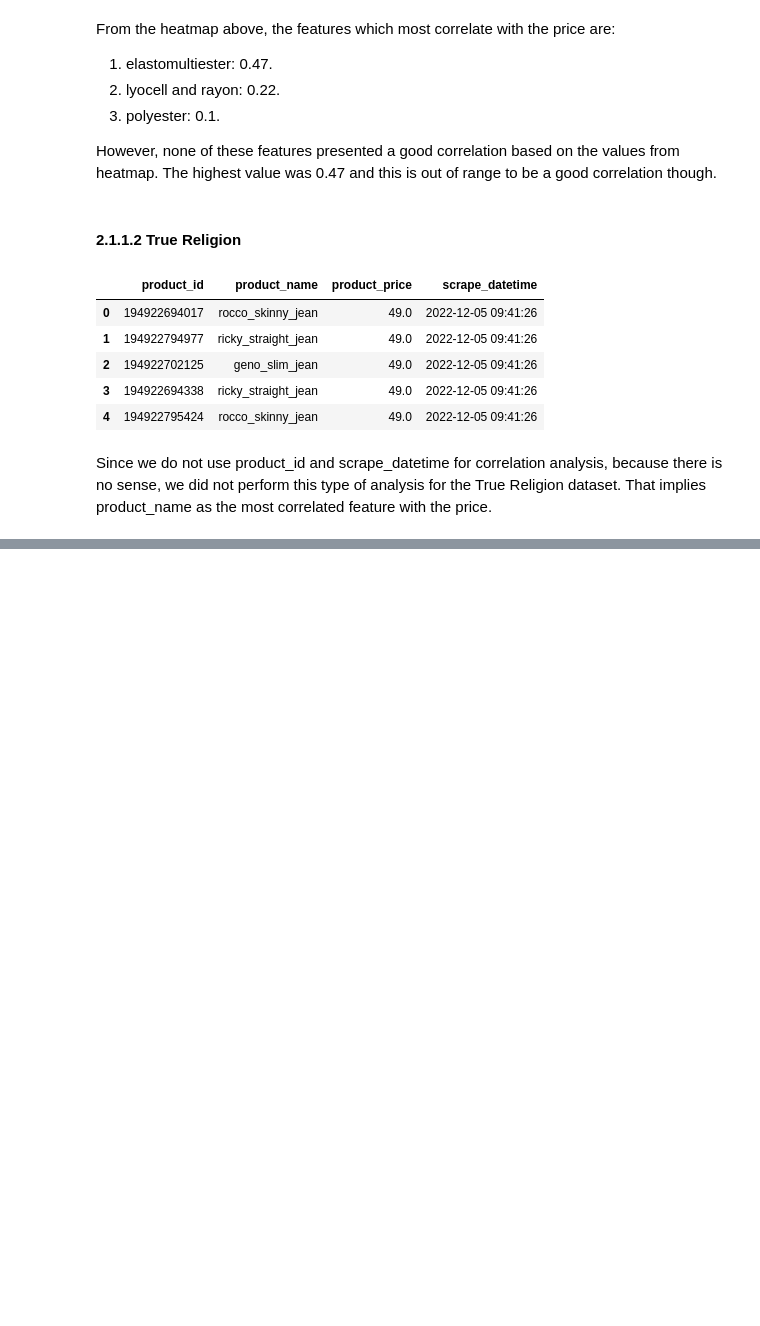
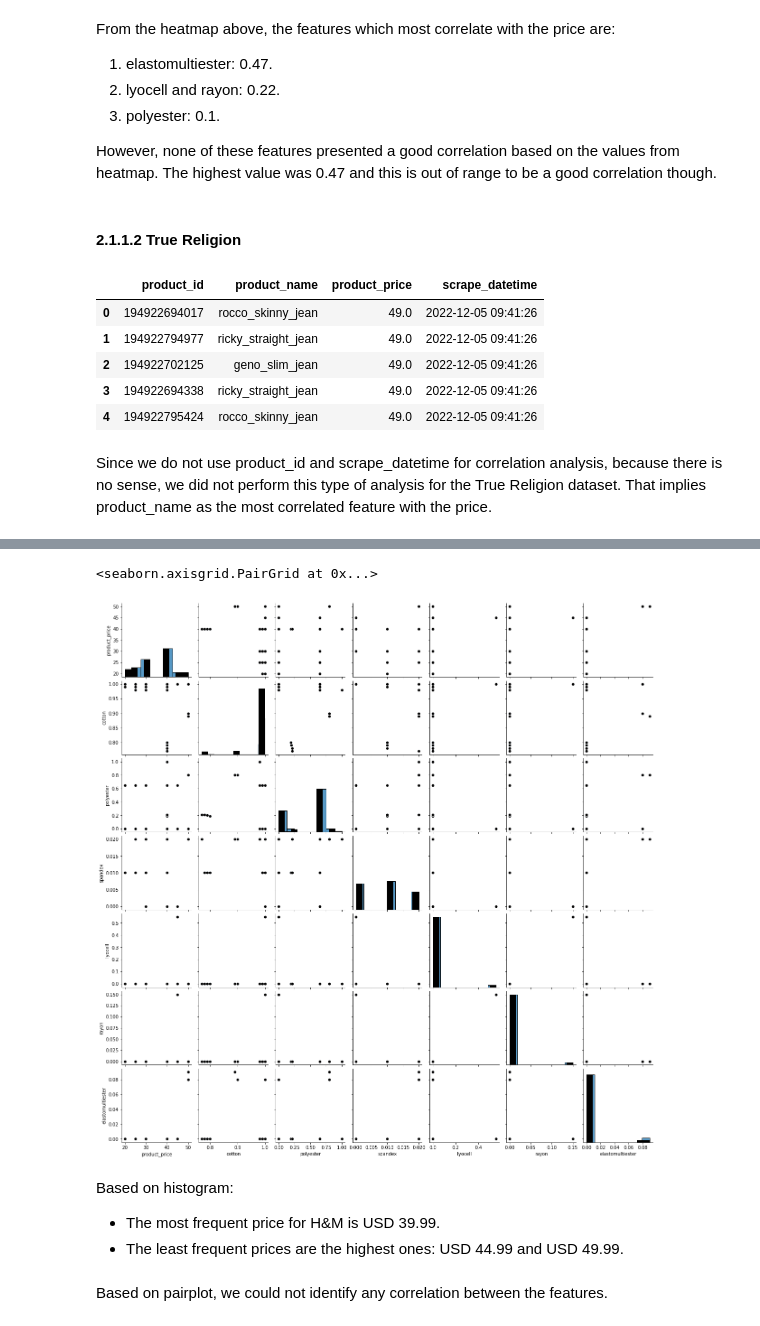
Before and after one commit to lucasquemelli/Star_Jeans, a Jupyter notebook: star_jeans.ipynb, the cells around one changed output, grey strips where cells are left out. Saved outputs shown, nothing was run; the diff lists cells and outputs as text; code cells hidden in the pictures; blank space fills up the shorter version.

```diff
--- a/star_jeans.ipynb
+++ b/star_jeans.ipynb
@@ -584,0 +598,15 @@ Since we do not use product_id and scrape_datetime for correlation analysis, bec
+# %%
+ax = sns.pairplot(data_analysis[['product_price', 'cotton','polyester','spandex','lyocell', 'rayon', 'elastomultiester']])
+ax.map_upper(sns.scatterplot, color = 'black')
+ax.map_lower(sns.scatterplot, color = 'black')
+ax.map_diag(plt.hist, color = 'black')
+# %% [output]
+<seaborn.axisgrid.PairGrid at 0x...>
+[figure, added]
+# %% [markdown]
+Based on histogram:
+
+- The most frequent price for H&M is USD 39.99.
+- The least frequent prices are the highest ones: USD 44.99 and USD 49.99.
+# %% [markdown]
+Based on pairplot, we could not identify any correlation between the features.
```
Also changed, not shown: parts of 3 cells of this notebook.
